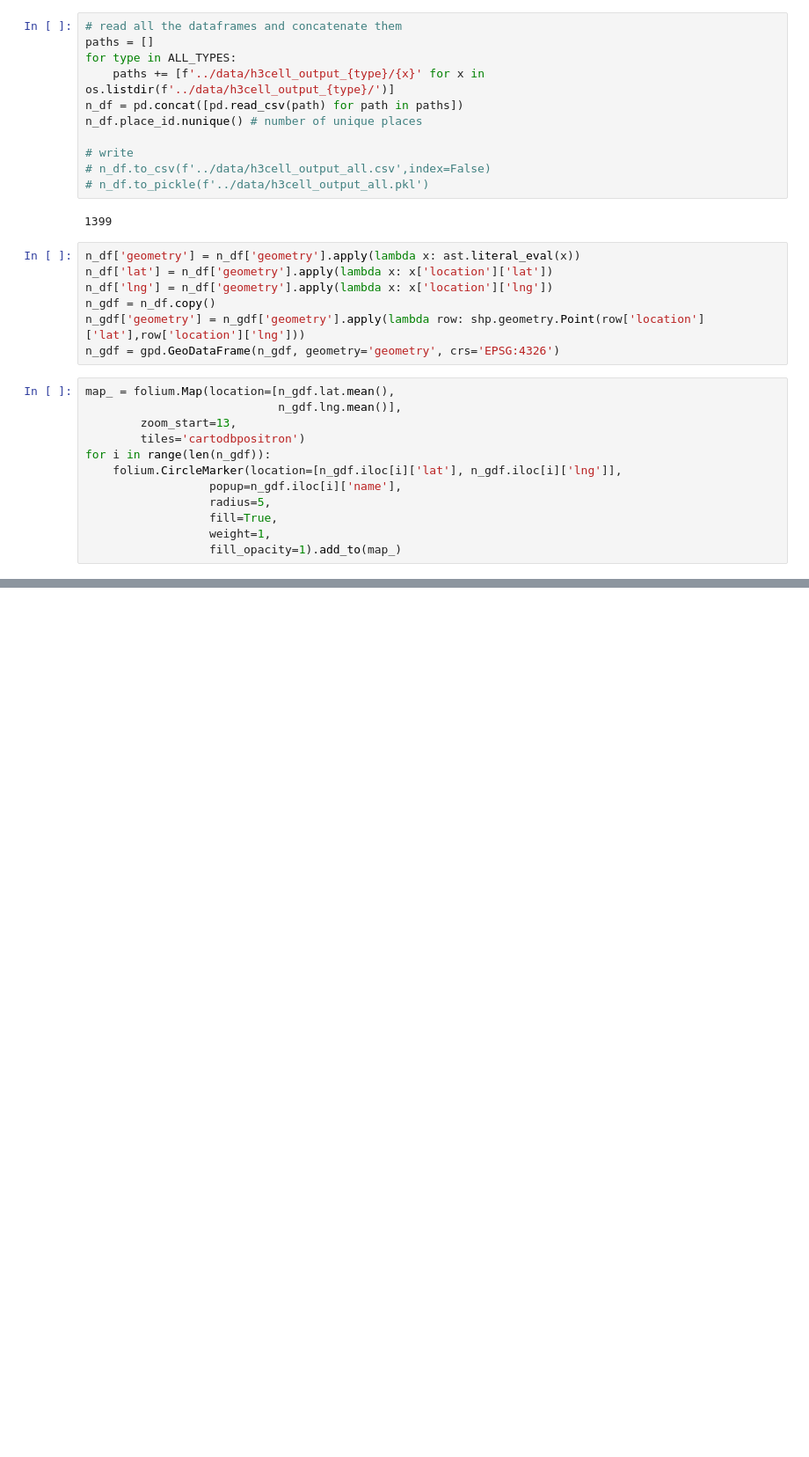
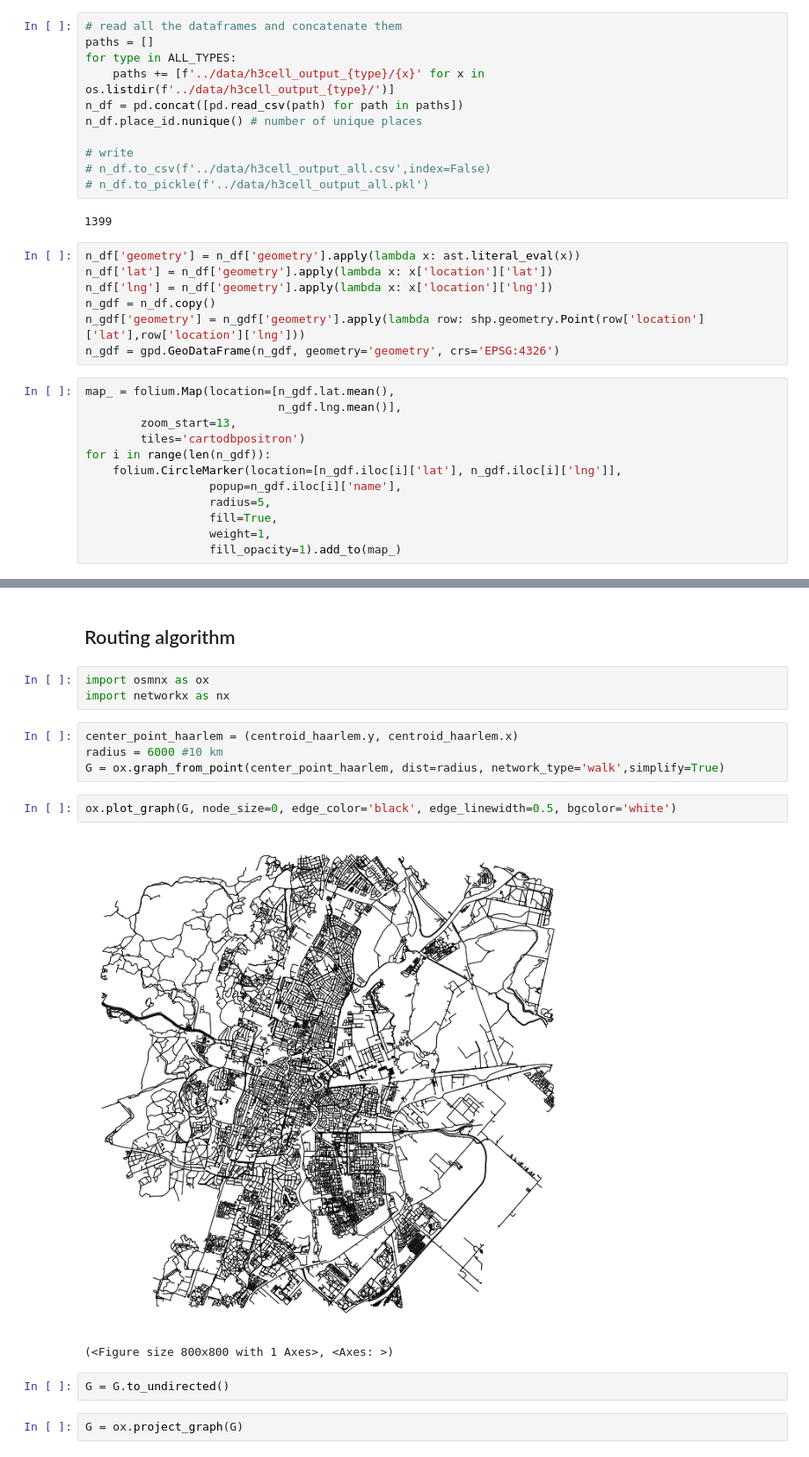
Before and after one commit to hishamsajid/blog-walking-tour, a Jupyter notebook: notebooks/eda.ipynb, the cells around one changed output, grey strips where cells are left out. Shown at 88% size. Cells and saved outputs as stored; diff of their text form; blank space fills up the shorter version.

Commit message:
routing algo wip

```diff
--- a/notebooks/eda.ipynb
+++ b/notebooks/eda.ipynb
@@ -312,3 +314,21 @@ for i in range(len(n_gdf)):
 map_
 # %% [output]
 [interactive output not drawn]
+# %% [markdown]
+## Routing algorithm
+# %%
+import osmnx as ox
+import networkx as nx
+# %%
+center_point_haarlem = (centroid_haarlem.y, centroid_haarlem.x)
+radius = 6000 #10 km
+G = ox.graph_from_point(center_point_haarlem, dist=radius, network_type='walk',simplify=True)
+# %%
+ox.plot_graph(G, node_size=0, edge_color='black', edge_linewidth=0.5, bgcolor='white')
+# %% [output]
+[figure, added]
+(<Figure size 800x800 with 1 Axes>, <Axes: >)
+# %%
+G = G.to_undirected()
+# %%
+G = ox.project_graph(G)
```
Also changed, not shown: parts of 5 cells of this notebook, 4 other files.
